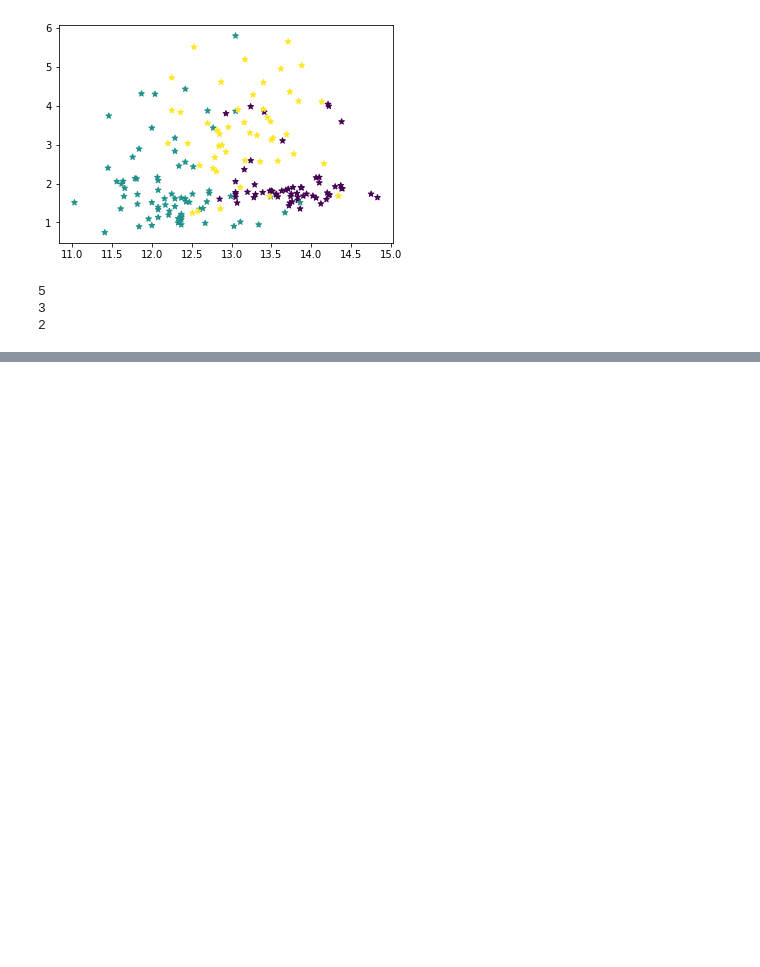
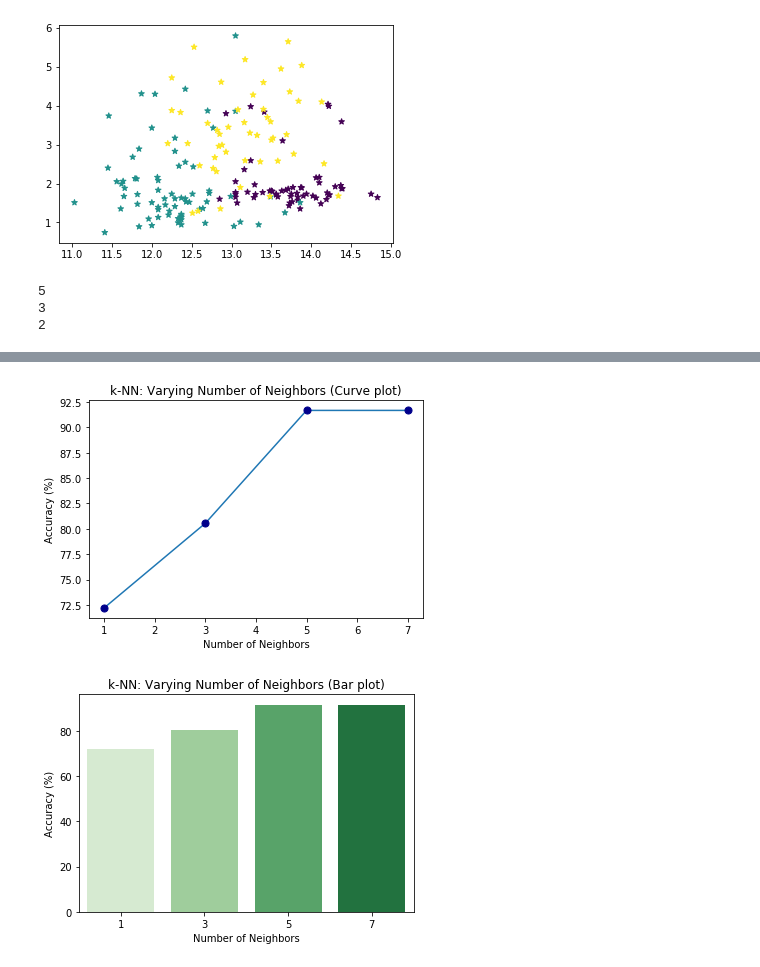
Before and after one commit to SimonettaBodojra/MLDL_HW1, a Jupyter notebook: HW1_Solution.ipynb, the cells around one changed output, grey strips where cells are left out. Cells and saved outputs as stored; diff of their text form; code cells hidden in the pictures; blank space fills up the shorter version.

```diff
--- a/HW1_Solution.ipynb
+++ b/HW1_Solution.ipynb
@@ -84,0 +103,23 @@ for k in np.arange(1,8,2):
+# %%
+#Fifth task
+
+# Curve plot k/accuracies
+plt.figure()
+plt.title('k-NN: Varying Number of Neighbors (Curve plot)')
+plt.scatter(list(knns.keys()), np.array(list(accuracies.values()))*100, s=50,c="darkblue")
+plt.plot(list(knns.keys()), np.array(list(accuracies.values()))*100, zorder=-1)
+plt.xlabel('Number of Neighbors')
+plt.ylabel('Accuracy (%)')
+plt.show()
+
+# Bar plot k/accuracies
+plt.figure()
+plt.title('k-NN: Varying Number of Neighbors (Bar plot)')
+plt.bar([str(k) for k in knns.keys()], np.array(list(accuracies.values()))*100, color=(0.1,0.8,0.5,0.7))
+sns.barplot([str(k) for k in knns.keys()], np.array(list(accuracies.values()))*100, palette = "Greens")
+plt.xlabel('Number of Neighbors')
+plt.ylabel('Accuracy (%)')
+plt.show()
+# %% [output]
+[figure, added]
+[figure, added]
```
Also changed, not shown: parts of 3 cells of this notebook.
